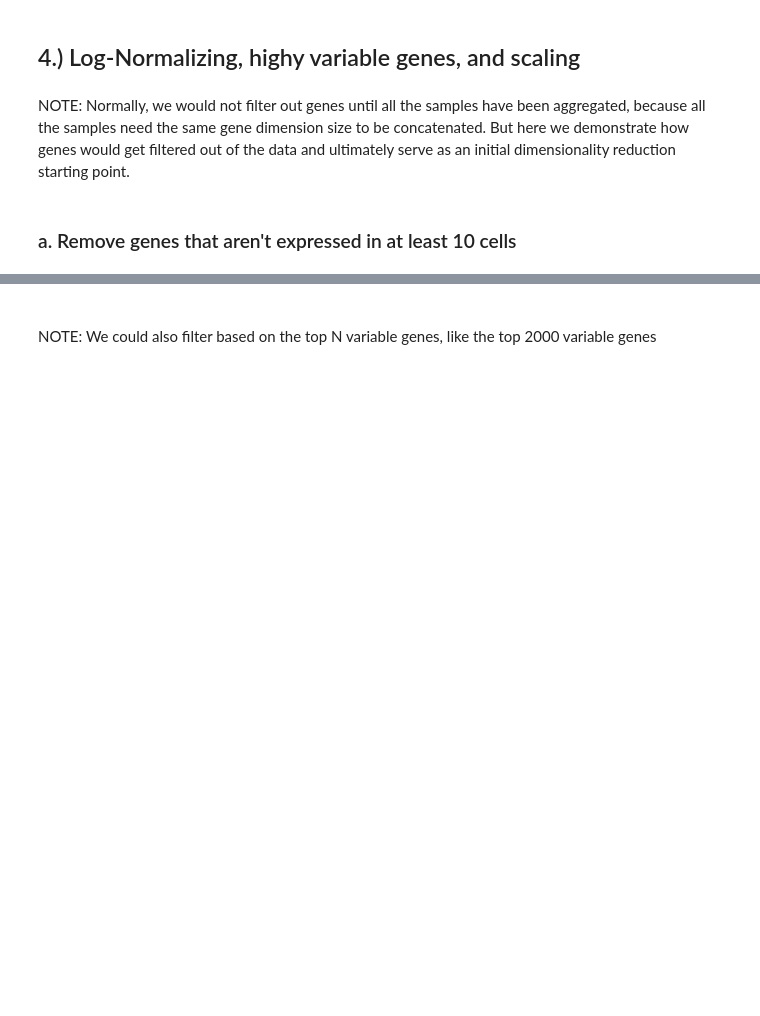
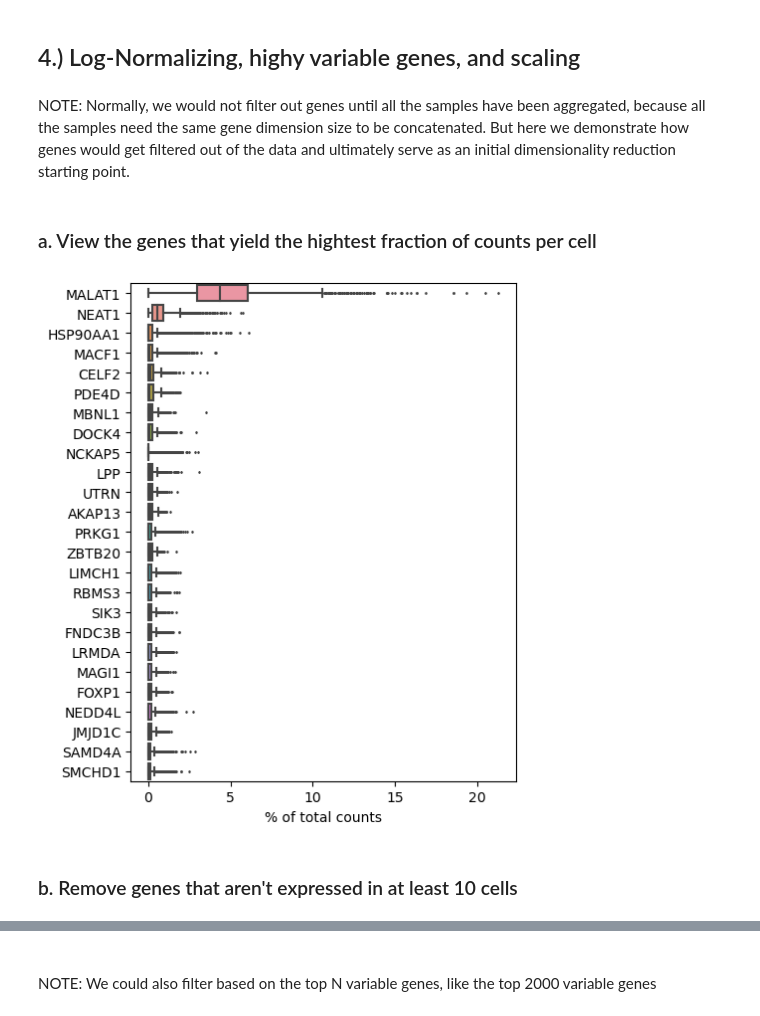
Before and after one commit to zwallace425/veme, a Jupyter notebook: VEME_Data_Preprocessing.ipynb, the cells around one changed output, grey strips where cells are left out. Drawn from its saved outputs; the diff is of its cells as text; code cells hidden in the pictures; blank space fills up the shorter version.

```diff
--- a/VEME_Data_Preprocessing.ipynb
+++ b/VEME_Data_Preprocessing.ipynb
@@ -125,8 +130,14 @@ sc.pl.violin(adata, ['pct_counts_mt'],jitter=0.4, multi_panel=True)
 ## 4.) Log-Normalizing, highy variable genes, and scaling
 # %% [markdown]
 NOTE: Normally, we would not filter out genes until all the samples have been aggregated, because all the samples need the same gene dimension size to be concatenated.  But here we demonstrate how genes would get filtered out of the data and ultimately serve as an initial dimensionality reduction starting point.
+# %% [markdown]
+### a. View the genes that yield the hightest fraction of counts per cell
+# %%
+sc.pl.highest_expr_genes(adata, n_top=25, )
+# %% [output]
+[figure, added]
 # %% [markdown]
-### a. Remove genes that aren't expressed in at least 10 cells
+### b. Remove genes that aren't expressed in at least 10 cells
 # %%
 sc.pp.filter_genes(adata, min_cells=10)
 adata
```
Also changed, not shown: parts of 20 cells of this notebook, 3 other files.
